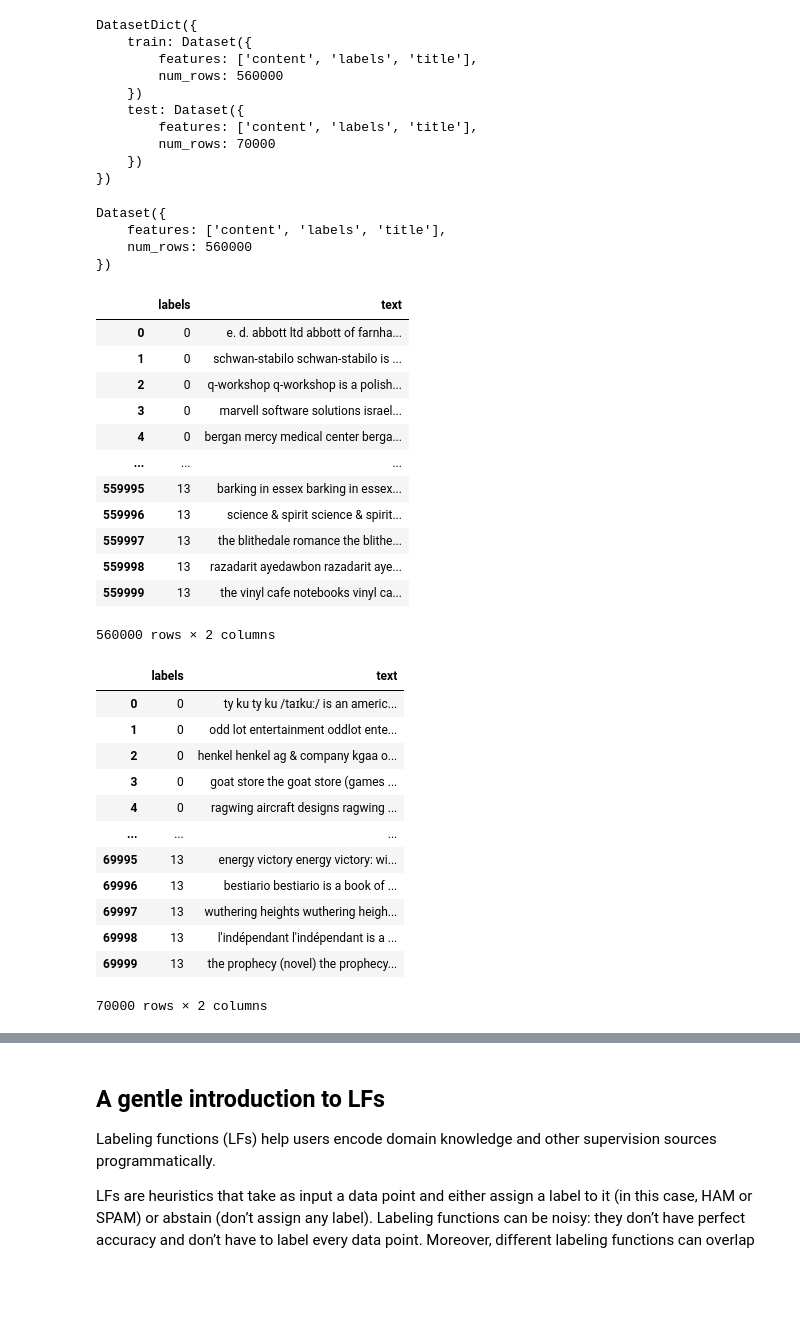
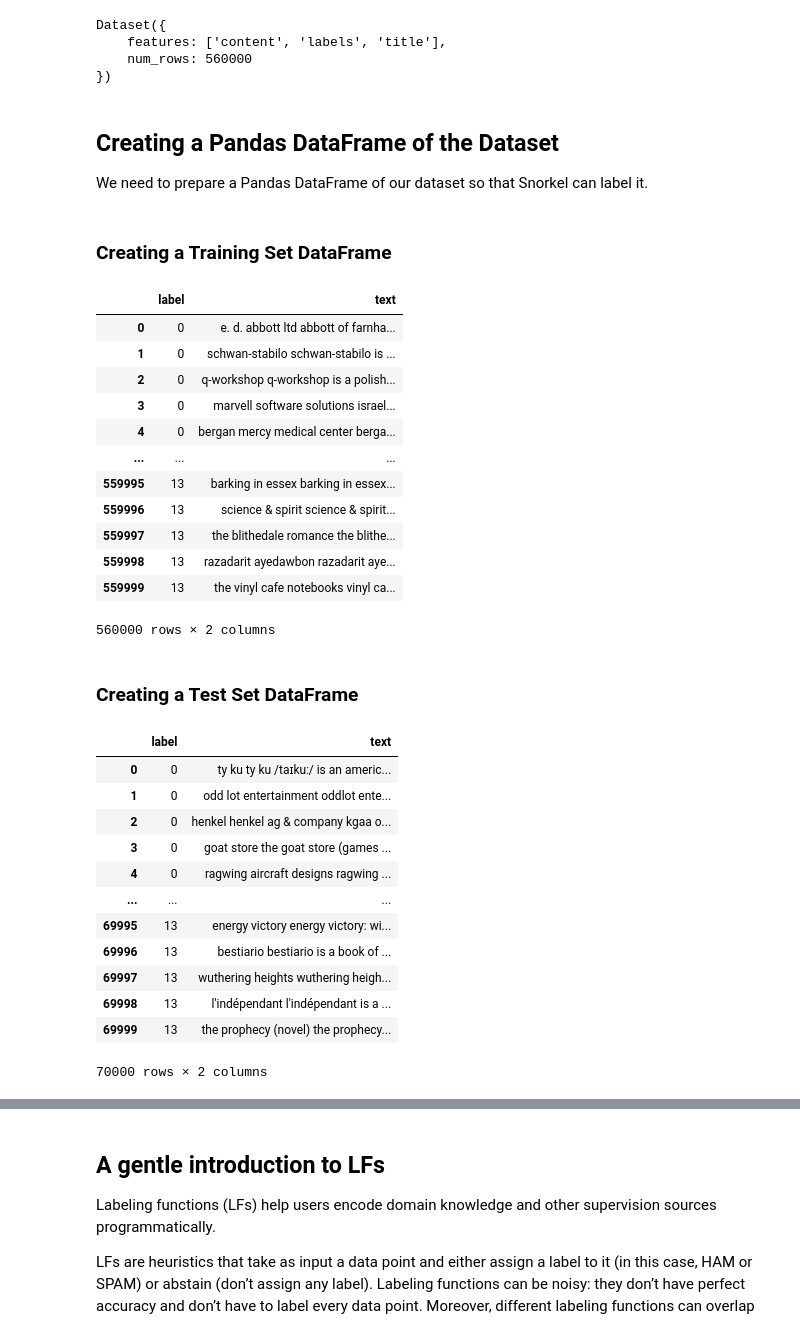
Before and after one commit to JayThibs/Weak-Supervised-Learning-Case-Study, a Jupyter notebook: text_classifier/notebooks/03_dbpedia_14_snorkel_dataset_labeling.ipynb, the cells around one changed output, grey strips where cells are left out. Drawn from its saved outputs; the diff is of its cells as text; code cells hidden in the pictures; blank space fills up the shorter version.

```diff
--- a/text_classifier/notebooks/03_dbpedia_14_snorkel_dataset_labeling.ipynb
+++ b/text_classifier/notebooks/03_dbpedia_14_snorkel_dataset_labeling.ipynb
@@ -22,2 +113,2 @@ Dataset d_bpedia14 downloaded and prepared to /root/.cache/huggingface/datasets/
 # %%
-# dbpedia_dataset = dbpedia_dataset.rename_column("label", "labels") # snorkel uses "label"
+dbpedia_dataset = dbpedia_dataset.rename_column("label", "labels") # snorkel uses "label"
@@ -27,19 +120,6 @@ def merge_title_with_content(example):
     return example
 # %%
 dbpedia_dataset = dbpedia_dataset.map(merge_title_with_content, num_proc=10)
-# %%
-dbpedia_dataset
-# %% [output]
-DatasetDict({
-    train: Dataset({
-        features: ['content', 'labels', 'title'],
-        num_rows: 560000
-    })
-    test: Dataset({
-        features: ['content', 'labels', 'title'],
-        num_rows: 70000
-    })
-})
 # %%
 dbpedia_dataset['train']
 # %% [output]
@@ -47,15 +127,21 @@ Dataset({
     features: ['content', 'labels', 'title'],
     num_rows: 560000
 })
+# %% [markdown]
+## Creating a Pandas DataFrame of the Dataset
+
+We need to prepare a Pandas DataFrame of our dataset so that Snorkel can label it.
+# %% [markdown]
+### Creating a Training Set DataFrame
 # %%
-data = {'labels': dbpedia_dataset['train']['labels'], # replacing with -1 because snorkel needs this for training set, for keyword creation use: dbpedia_dataset['train']['labels']
+data = {'label': dbpedia_dataset['train']['labels'], # these values will be replaced during the labeling process for the training set
         'text': dbpedia_dataset['train']['content']} # need to replace "content" with "text" for snorkel to work
 
-dbpedia_train_df = pd.DataFrame(data)
-dbpedia_train_df['text'] = dbpedia_train_df['text'].str.lower()
-dbpedia_train_df
+train_df = pd.DataFrame(data)
+train_df['text'] = train_df['text'].str.lower()
+train_df
 # %% [output]
-|  | labels | text |
+|  | label | text |
 | 0 | 0 | e. d. abbott ltd abbott of farnha... |
 | 1 | 0 | schwan-stabilo schwan-stabilo is ... |
 | 2 | 0 | q-workshop q-workshop is a polish... |
@@ -68,16 +154,18 @@ dbpedia_train_df
 | 559998 | 13 | razadarit ayedawbon razadarit aye... |
 | 559999 | 13 | the vinyl cafe notebooks vinyl ca... |
 560000 rows × 2 columns
+# %% [markdown]
+### Creating a Test Set DataFrame
 # %%
-data = {'labels': dbpedia_dataset['test']['labels'],
+data = {'label': dbpedia_dataset['test']['labels'],
         'text': dbpedia_dataset['test']['content']} # need to replace "content" with "text" for snorkel to work
 
-dbpedia_test_df = pd.DataFrame(data)
+test_df = pd.DataFrame(data)
 del data
-dbpedia_test_df['text'] = dbpedia_test_df['text'].str.lower()
-dbpedia_test_df
+test_df['text'] = test_df['text'].str.lower()
+test_df
 # %% [output]
-|  | labels | text |
+|  | label | text |
 | 0 | 0 | ty ku ty ku /taɪkuː/ is an americ... |
 | 1 | 0 | odd lot entertainment oddlot ente... |
 | 2 | 0 | henkel henkel ag & company kgaa o... |
```
Also changed, not shown: parts of 31 cells of this notebook.
